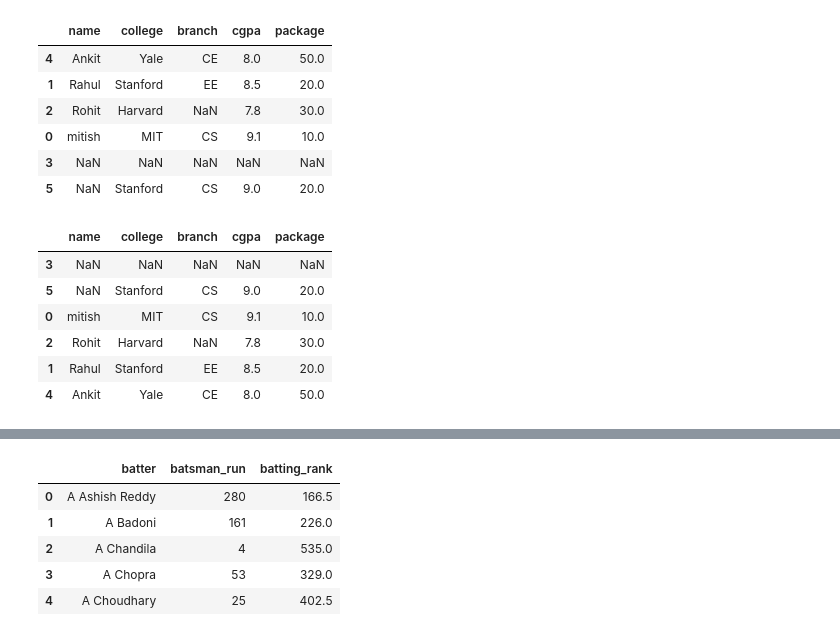
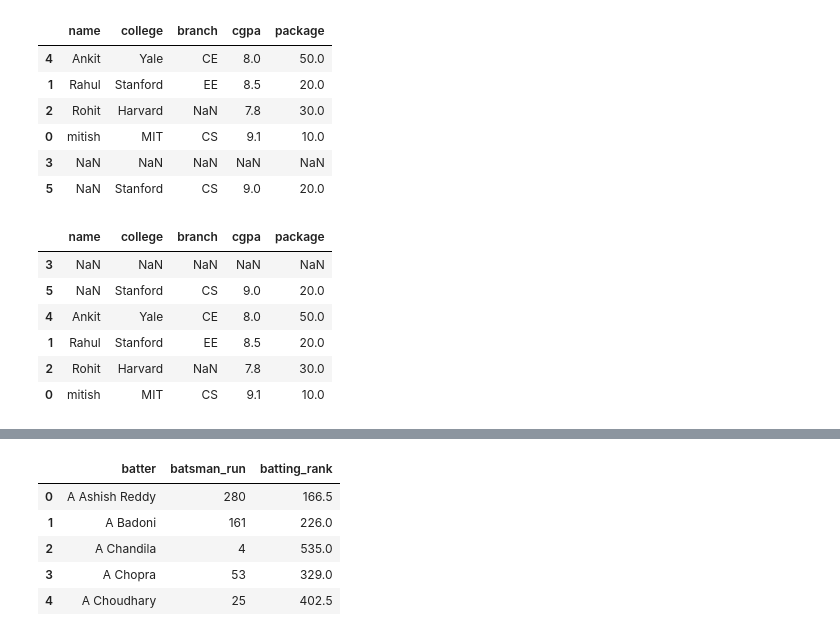
Before and after one commit to rahulkumar80026/Machine-Learning-Basic-to-Advanced, a Jupyter notebook: Pandas/Pandas3.ipynb, the cells around one changed output, grey strips where cells are left out. Cells and saved outputs as stored; diff of their text form; code cells hidden in the pictures.

```diff
--- a/Pandas/Pandas3.ipynb
+++ b/Pandas/Pandas3.ipynb
@@ -217,13 +203,14 @@ students.sort_values('name')
 | 3 | NaN | NaN | NaN | NaN | NaN |
 | 5 | NaN | Stanford | CS | 9.0 | 20.0 |
 # %%
-students.sort_values('name', na_position='first',ascending=False)  # na_position -> first/last
+students.sort_values('name', na_position='first')
+# students.sort_values('name', na_position='first',ascending=False)  # na_position -> first/last
 # %% [output]
 |  | name | college | branch | cgpa | package |
 | 3 | NaN | NaN | NaN | NaN | NaN |
 | 5 | NaN | Stanford | CS | 9.0 | 20.0 |
+| 4 | Ankit | Yale | CE | 8.0 | 50.0 |
+| 1 | Rahul | Stanford | EE | 8.5 | 20.0 |
+| 2 | Rohit | Harvard | NaN | 7.8 | 30.0 |
 | 0 | mitish | MIT | CS | 9.1 | 10.0 |
-| 2 | Rohit | Harvard | NaN | 7.8 | 30.0 |
-| 1 | Rahul | Stanford | EE | 8.5 | 20.0 |
-| 4 | Ankit | Yale | CE | 8.0 | 50.0 |
 # %%
```
Also changed, not shown: parts of 38 cells of this notebook, 1 other file.
